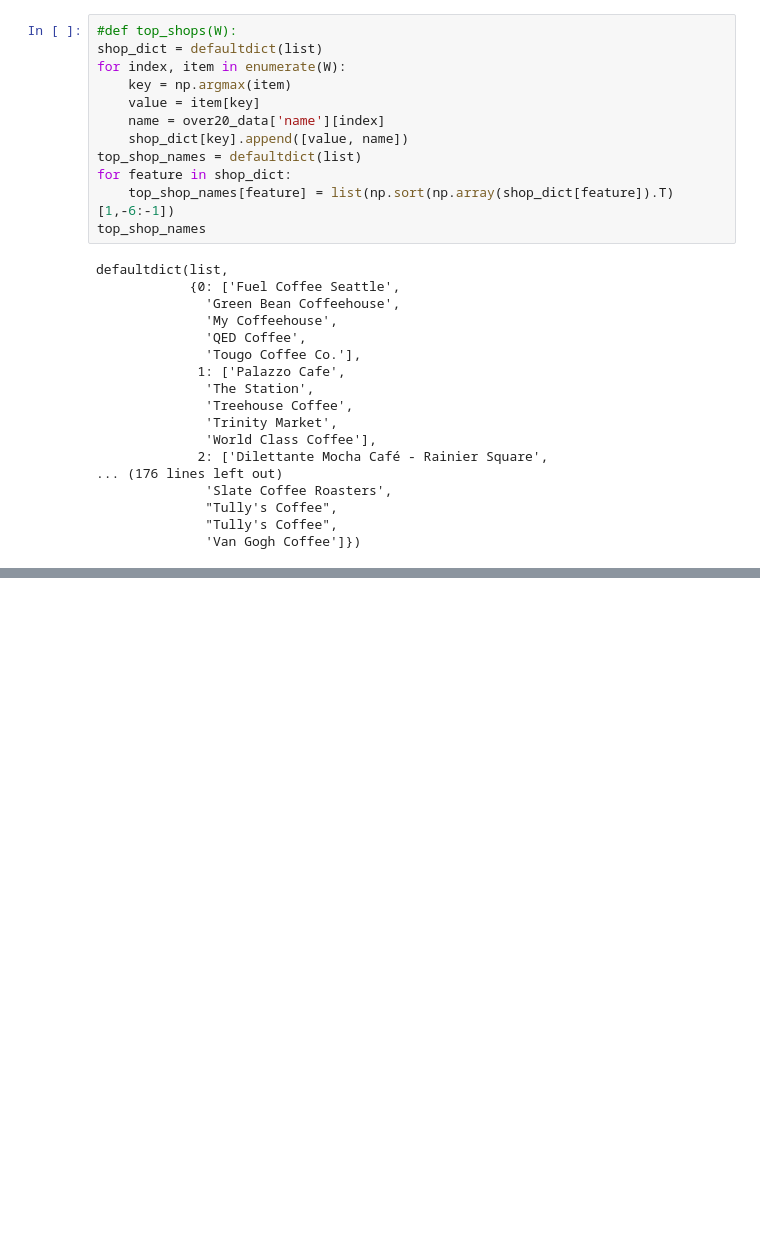
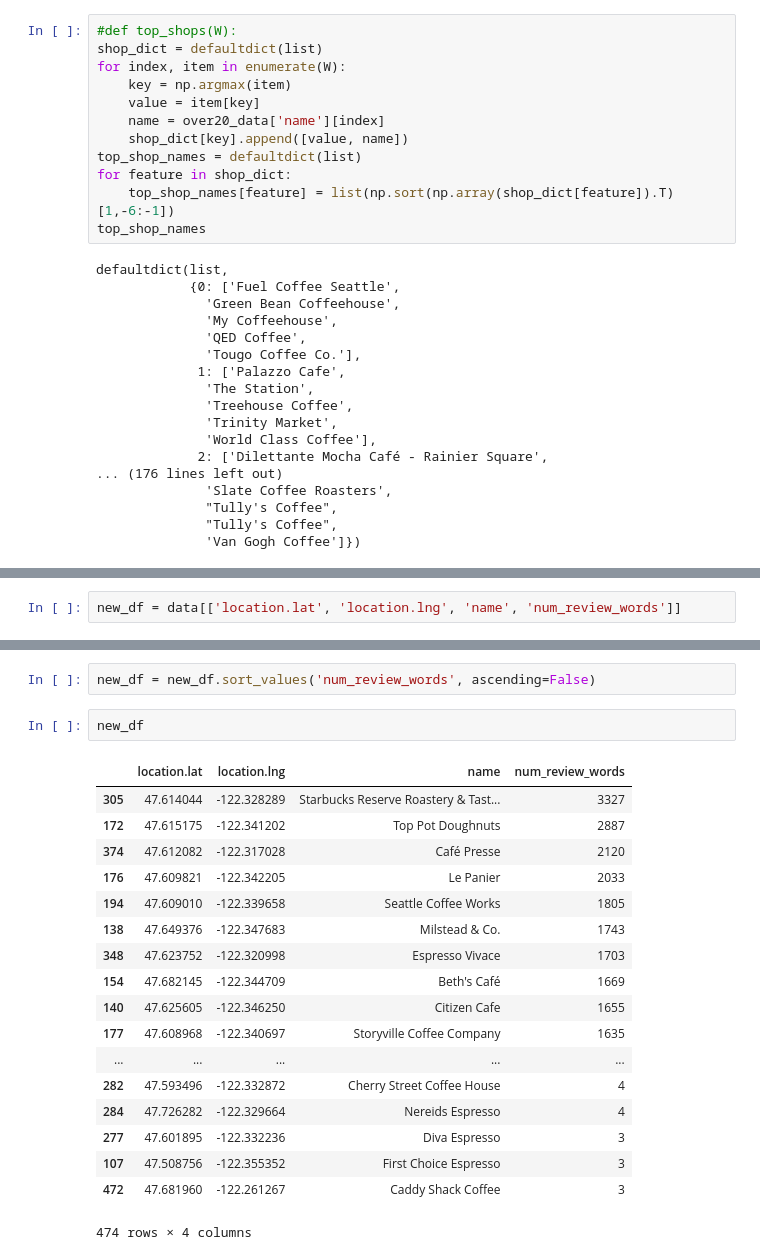
Before and after one commit to crredding/capstone_project, a Jupyter notebook: 1st_model.ipynb, the cells around one changed output, grey strips where cells are left out. Cells and saved outputs as stored; diff of their text form; blank space fills up the shorter version.

```diff
--- a/1st_model.ipynb
+++ b/1st_model.ipynb
@@ -127,0 +161,2 @@ defaultdict(list,
+# %%
+new_df = data[['location.lat', 'location.lng', 'name', 'num_review_words']]
@@ -127,0 +167,23 @@ defaultdict(list,
+# %%
+new_df = new_df.sort_values('num_review_words', ascending=False)
+# %%
+new_df
+# %% [output]
+|  | location.lat | location.lng | name | num_review_words |
+| 305 | 47.614044 | -122.328289 | Starbucks Reserve Roastery & Tast... | 3327 |
+| 172 | 47.615175 | -122.341202 | Top Pot Doughnuts | 2887 |
+| 374 | 47.612082 | -122.317028 | Café Presse | 2120 |
+| 176 | 47.609821 | -122.342205 | Le Panier | 2033 |
+| 194 | 47.609010 | -122.339658 | Seattle Coffee Works | 1805 |
+| 138 | 47.649376 | -122.347683 | Milstead & Co. | 1743 |
+| 348 | 47.623752 | -122.320998 | Espresso Vivace | 1703 |
+| 154 | 47.682145 | -122.344709 | Beth's Café | 1669 |
+| 140 | 47.625605 | -122.346250 | Citizen Cafe | 1655 |
+| 177 | 47.608968 | -122.340697 | Storyville Coffee Company | 1635 |
+| ... | ... | ... | ... | ... |
+| 282 | 47.593496 | -122.332872 | Cherry Street Coffee House | 4 |
+| 284 | 47.726282 | -122.329664 | Nereids Espresso | 4 |
+| 277 | 47.601895 | -122.332236 | Diva Espresso | 3 |
+| 107 | 47.508756 | -122.355352 | First Choice Espresso | 3 |
+| 472 | 47.681960 | -122.261267 | Caddy Shack Coffee | 3 |
+474 rows × 4 columns
```
Also changed, not shown: parts of 6 cells of this notebook, 1 other file.
